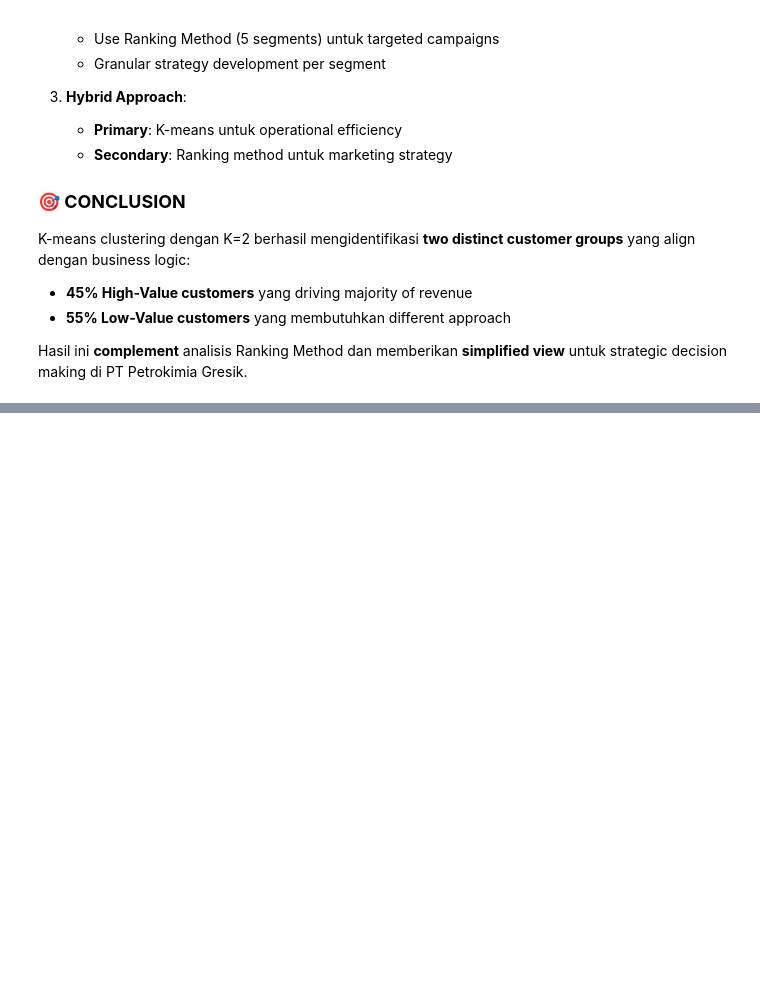
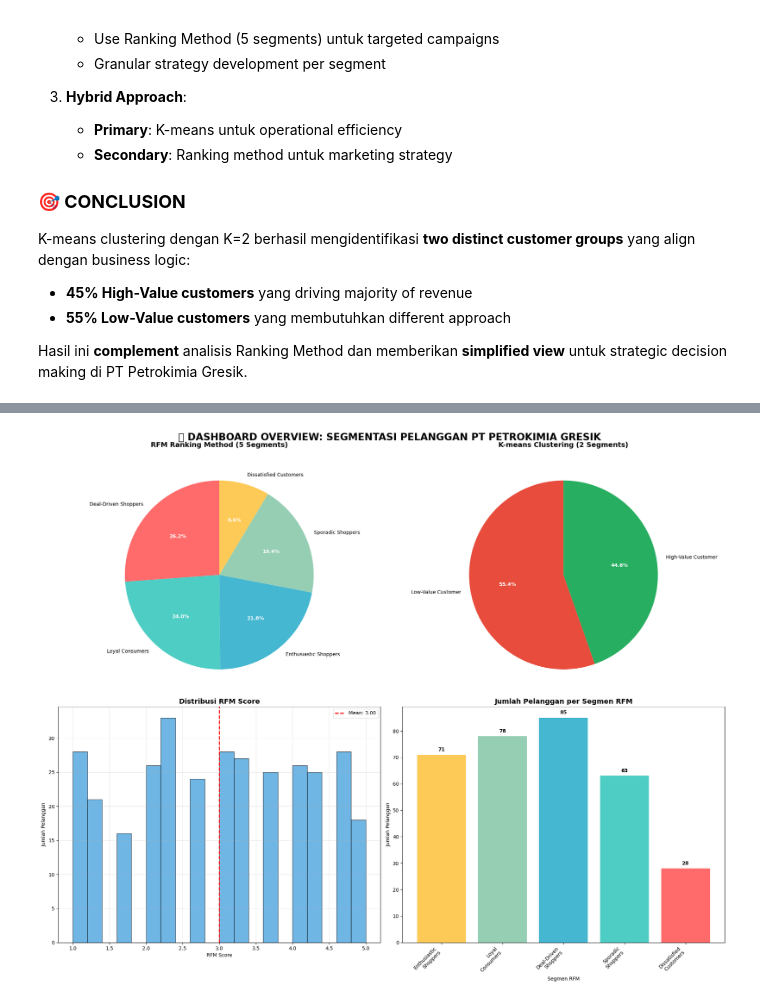
Before and after one commit to irvan-abdulrahman/unsupervised-learning-kmean-clustering-using-RFM, a Jupyter notebook: kerja-praktik-pt-petrokimia-gresik-custemer.ipynb, the cells around one changed output, grey strips where cells are left out. Cells and saved outputs as stored; diff of their text form; code cells hidden in the pictures; blank space fills up the shorter version.

```diff
--- a/kerja-praktik-pt-petrokimia-gresik-custemer.ipynb
+++ b/kerja-praktik-pt-petrokimia-gresik-custemer.ipynb
@@ -1707,0 +1624,81 @@ Cluster 5: Lost/Inactive (20%)
+# %%
+# 📊 Dashboard 1: Overview Segmentasi Pelanggan
+plt.style.use('default')
+fig, axes = plt.subplots(2, 2, figsize=(20, 16))
+fig.suptitle('📊 DASHBOARD OVERVIEW: SEGMENTASI PELANGGAN PT PETROKIMIA GRESIK',
+             fontsize=20, fontweight='bold', y=0.98)
+
+# 1. Pie chart untuk RFM segments
+rfm_counts = df_comparison['Segment'].value_counts()
+colors_rfm = ['#FF6B6B', '#4ECDC4', '#45B7D1', '#96CEB4', '#FECA57']
+wedges, texts, autotexts = axes[0,0].pie(rfm_counts.values, labels=rfm_counts.index, autopct='%1.1f%%',
+                                         colors=colors_rfm, startangle=90)
+axes[0,0].set_title('RFM Ranking Method (5 Segments)', fontsize=14, fontweight='bold', pad=20)
+
+# Improve text readability
+for autotext in autotexts:
+    autotext.set_color('white')
+    autotext.set_fontweight('bold')
+
+# 2. Pie chart untuk K-means segments
+kmeans_counts = df_comparison['Segment_KMeans'].value_counts()
+colors_kmeans = ['#E74C3C', '#27AE60']
+wedges2, texts2, autotexts2 = axes[0,1].pie(kmeans_counts.values, labels=kmeans_counts.index,
+                                            autopct='%1.1f%%', colors=colors_kmeans, startangle=90)
+axes[0,1].set_title('K-means Clustering (2 Segments)', fontsize=14, fontweight='bold', pad=20)
+
+for autotext in autotexts2:
+    autotext.set_color('white')
+    autotext.set_fontweight('bold')
+
+# 3. Histogram RFM Score
+axes[1,0].hist(df_comparison['RFM_Score'], bins=20, color='#3498DB', alpha=0.7, edgecolor='black')
+axes[1,0].set_title('Distribusi RFM Score', fontsize=14, fontweight='bold')
+axes[1,0].set_xlabel('RFM Score')
+axes[1,0].set_ylabel('Jumlah Pelanggan')
+axes[1,0].grid(True, alpha=0.3)
+
+# Add mean line
+mean_rfm = df_comparison['RFM_Score'].mean()
+axes[1,0].axvline(mean_rfm, color='red', linestyle='--', linewidth=2,
+                  label=f'Mean: {mean_rfm:.2f}')
+axes[1,0].legend()
+
+# 4. Bar chart perbandingan segmen
+segment_names = ['Enthusiastic\nShoppers', 'Loyal\nConsumers', 'Deal-Driven\nShoppers',
+                'Sporadic\nShoppers', 'Dissatisfied\nCustomers']
+segment_counts = [rfm_counts.get(name.replace('\n', ' '), 0) for name in
+                 ['Enthusiastic Shoppers', 'Loyal Consumers', 'Deal-Driven Shoppers',
+                  'Sporadic Shoppers', 'Dissatisfied Customers']]
+
+bars = axes[1,1].bar(range(len(segment_names)), segment_counts,
+                     color=['#FECA57', '#96CEB4', '#45B7D1', '#4ECDC4', '#FF6B6B'])
+axes[1,1].set_title('Jumlah Pelanggan per Segmen RFM', fontsize=14, fontweight='bold')
+axes[1,1].set_xlabel('Segmen RFM')
+axes[1,1].set_ylabel('Jumlah Pelanggan')
+axes[1,1].set_xticks(range(len(segment_names)))
+axes[1,1].set_xticklabels(segment_names, rotation=45, ha='right')
+
+# Add value labels on bars
+for i, bar in enumerate(bars):
+    height = bar.get_height()
+    axes[1,1].text(bar.get_x() + bar.get_width()/2., height + 1,
+                   f'{int(height)}', ha='center', va='bottom', fontweight='bold')
+
+plt.tight_layout()
+plt.show()
+
+# Summary statistics
+print("📈 RINGKASAN SEGMENTASI:")
+print("="*50)
+print(f"Total Pelanggan Dianalisis: {len(df_comparison)}")
+print(f"\n🎯 RFM Ranking Method (5 Segments):")
+for segment, count in rfm_counts.items():
+    if pd.notna(segment):
+        print(f"  • {segment}: {count} ({count/len(df_comparison)*100:.1f}%)")
+
+print(f"\n🎯 K-means Clustering (2 Segments):")
+for segment, count in kmeans_counts.items():
+    print(f"  • {segment}: {count} ({count/len(df_comparison)*100:.1f}%)")
+# %% [output]
+[figure, added]
```
Also changed, not shown: parts of 11 cells of this notebook.
